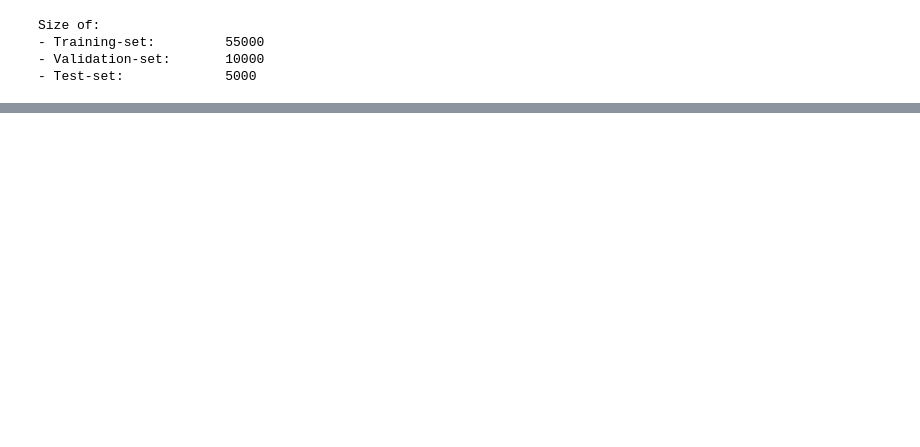
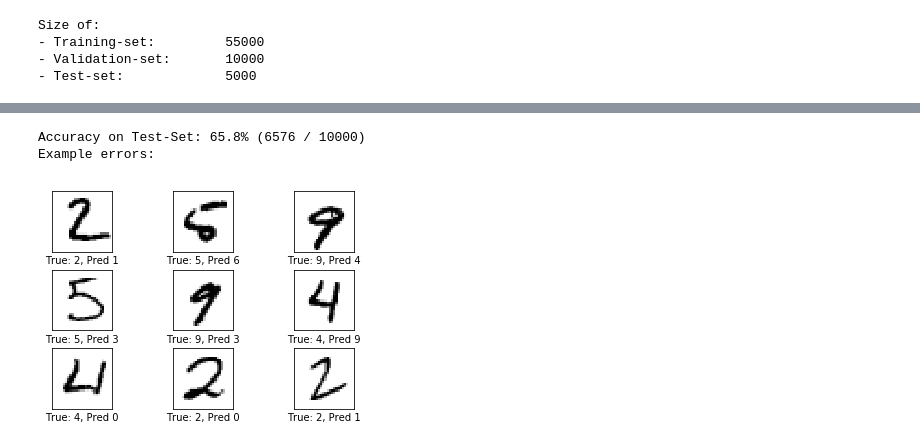
Before and after one commit to kimcnama/AutomatedMarkingAssistance, a Jupyter notebook: Step3/handwritten_digit_recognizer_train.ipynb, the cells around one changed output, grey strips where cells are left out. Drawn from its saved outputs; the diff is of its cells as text; code cells hidden in the pictures; blank space fills up the shorter version.

```diff
--- a/Step3/handwritten_digit_recognizer_train.ipynb
+++ b/Step3/handwritten_digit_recognizer_train.ipynb
@@ -161,0 +248,4 @@ x_image = tf.reshape(x, [-1, img_size, img_size, num_channels])
+# %%
+session = tf.Session()
+# %%
+session.run(tf.initialize_all_variables())
@@ -161,0 +289,35 @@ x_image = tf.reshape(x, [-1, img_size, img_size, num_channels])
+# %%
+def plot_example_errors(cls_pred, correct):
+
+    incorrect = (correct==False)
+
+    images = data.test.images[incorrect]
+
+    cls_pred = cls_pred[incorrect]
+
+    cls_true = data.test.cls[incorrect]
+
+    plot_images(images=images[0:9],
+               cls_true=cls_true[0:9],
+               cls_pred=cls_pred[0:9])
+# %%
+def plot_confusion_matrix(cls_pred):
+
+    cls_true = data.test.cls
+
+    cm = confusion_matrix(y_true=cls_true,
+                         y_pred=cls_pred)
+
+    print(cm)
+
+    plt.matshow(cm)
+
+    plt.colorbar()
+
+    tick_marks = np.arange(num_classes)
+    plt.xticks(tick_marks, range(num_classes))
+    plt.yticks(tick_marks, range(num_classes))
+    plt.xlabel('Predicted')
+    plt.ylabel('True')
+
+    plt.show()
@@ -161,0 +414,7 @@ x_image = tf.reshape(x, [-1, img_size, img_size, num_channels])
+# %%
+#print miss-classified
+print_test_accuracy(show_example_errors=True)
+# %% [output]
+Accuracy on Test-Set: 65.8% (6576 / 10000)
+Example errors:
+[figure, added]
```
Also changed, not shown: parts of 37 cells of this notebook.
